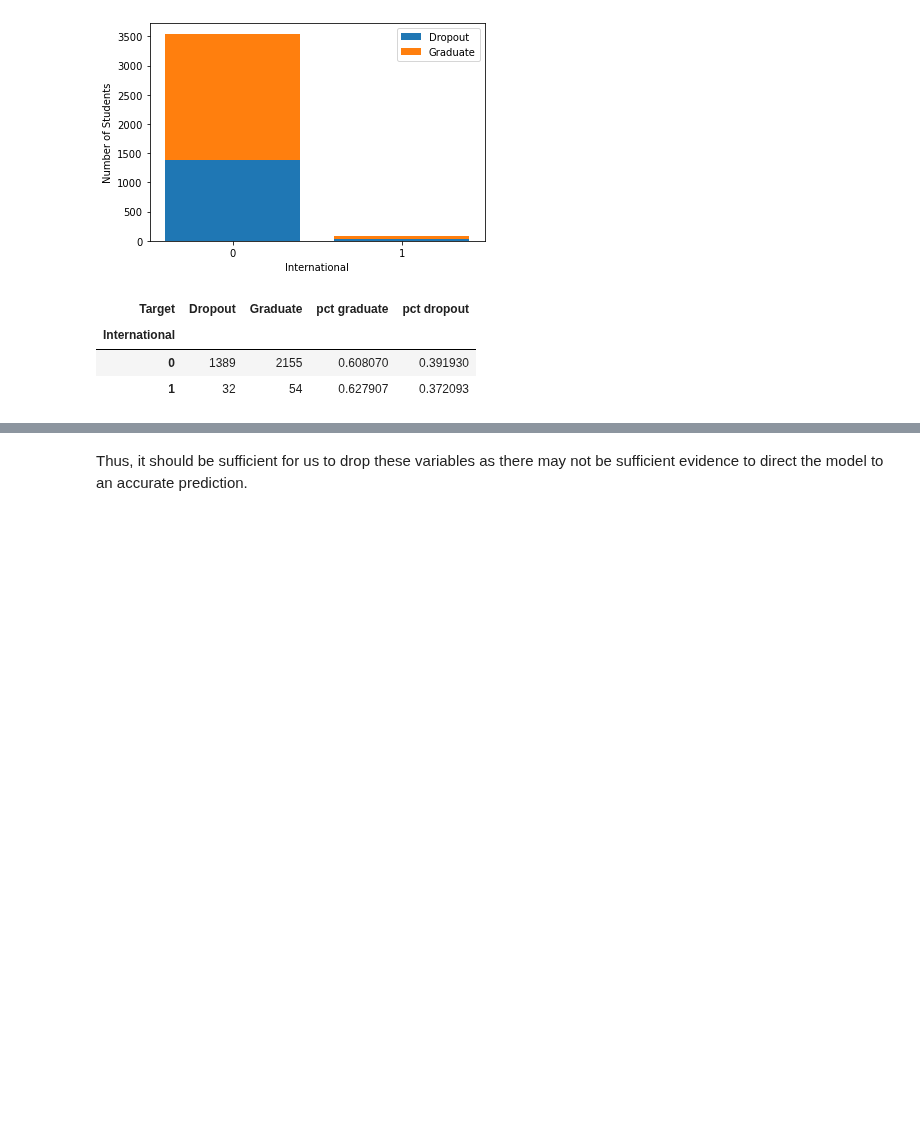
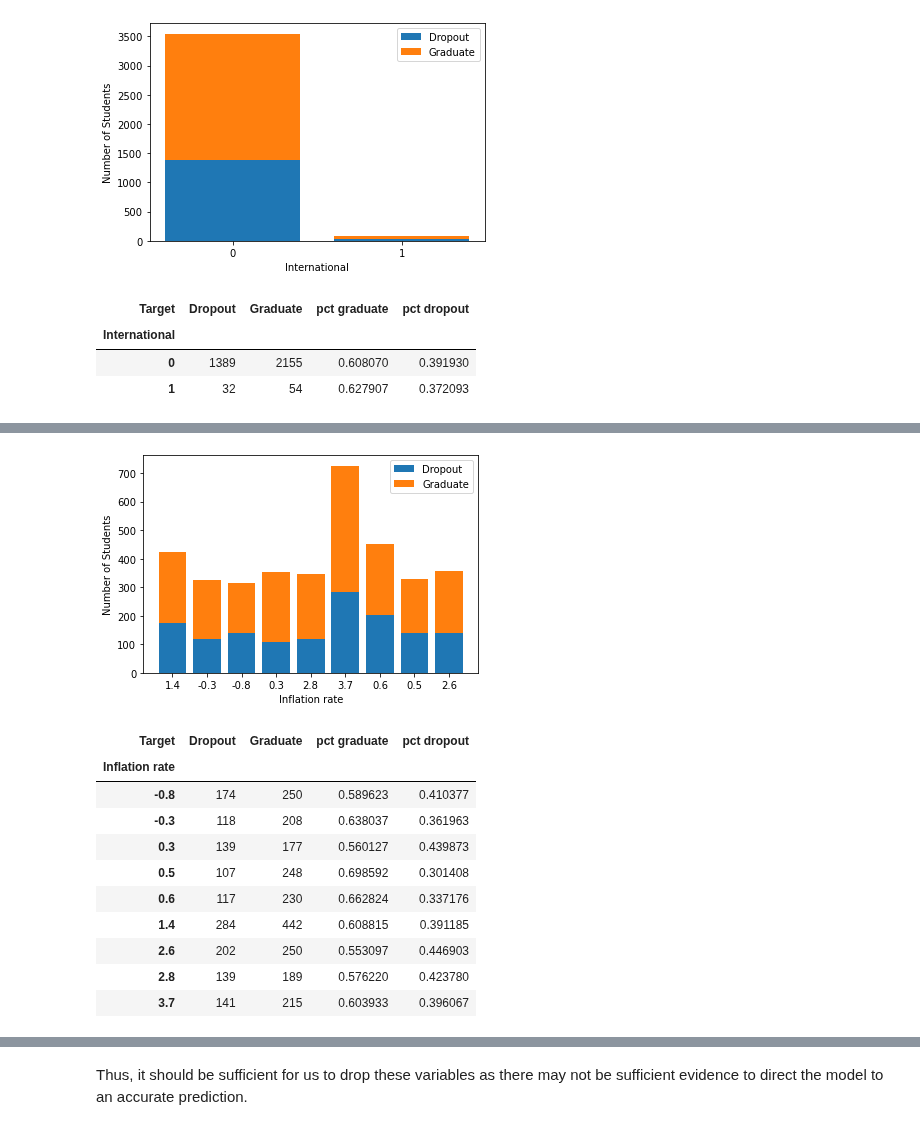
Before and after one commit to obDann/INF2179-GroupProject, a Jupyter notebook: ds_modelling.ipynb, the cells around one changed output, grey strips where cells are left out. Saved outputs shown, nothing was run; the diff lists cells and outputs as text; code cells hidden in the pictures; blank space fills up the shorter version.

```diff
--- a/ds_modelling.ipynb
+++ b/ds_modelling.ipynb
@@ -290,0 +345,18 @@ df_temp
+# %%
+plot_temp, df_temp = provide_stacked_bar_individual("Inflation rate", df_initial)
+df_temp["pct graduate"] = df_temp["Graduate"] / (df_temp["Dropout"] + df_temp["Graduate"])
+df_temp["pct dropout"] = df_temp["Dropout"] / (df_temp["Dropout"] + df_temp["Graduate"])
+df_temp
+# %% [output]
+[figure, added]
+| Target | Dropout | Graduate | pct graduate | pct dropout |
+| Inflation rate |  |  |  |  |
+| -0.8 | 174 | 250 | 0.589623 | 0.410377 |
+| -0.3 | 118 | 208 | 0.638037 | 0.361963 |
+| 0.3 | 139 | 177 | 0.560127 | 0.439873 |
+| 0.5 | 107 | 248 | 0.698592 | 0.301408 |
+| 0.6 | 117 | 230 | 0.662824 | 0.337176 |
+| 1.4 | 284 | 442 | 0.608815 | 0.391185 |
+| 2.6 | 202 | 250 | 0.553097 | 0.446903 |
+| 2.8 | 139 | 189 | 0.576220 | 0.423780 |
+| 3.7 | 141 | 215 | 0.603933 | 0.396067 |
```
Also changed, not shown: parts of 41 cells of this notebook.
